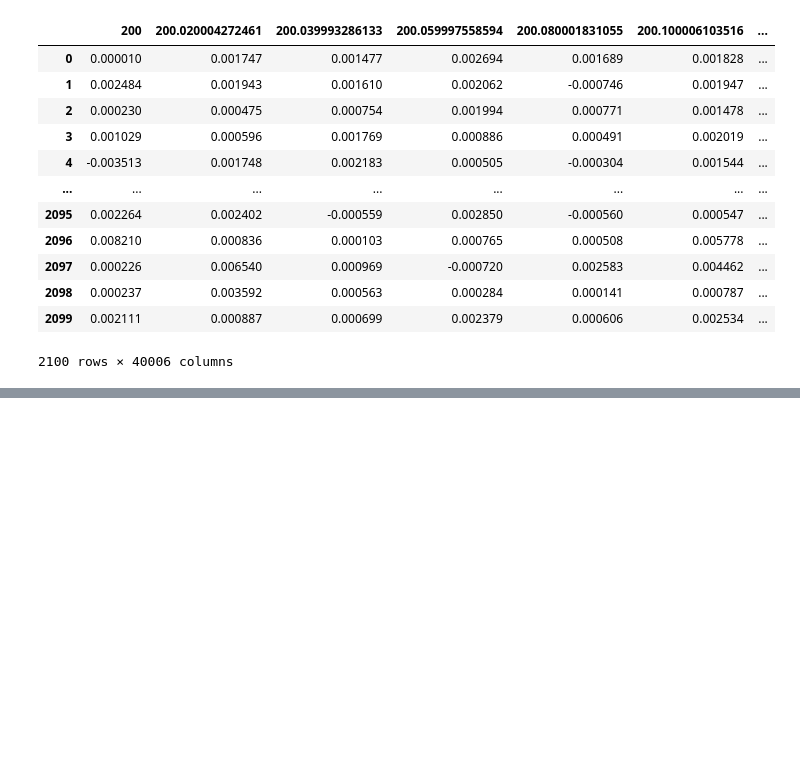
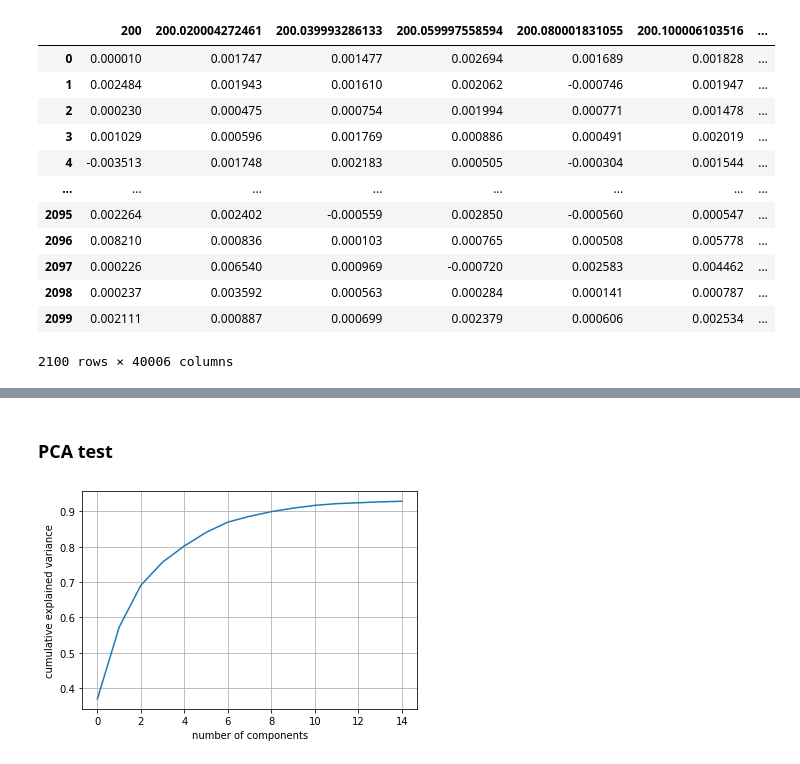
Before and after one commit to MKastek/ML-LIBS, a Jupyter notebook: LIBS2022.ipynb, the cells around one changed output, grey strips where cells are left out. Saved outputs shown, nothing was run; the diff lists cells and outputs as text; code cells hidden in the pictures; blank space fills up the shorter version.

```diff
--- a/LIBS2022.ipynb
+++ b/LIBS2022.ipynb
@@ -47,5 +31,0 @@ array([0.38962641, 0.19457346, 0.08261724])
-# %%
-df = pd.DataFrame()
-for i in range(1,len(X_training.columns)-1,3):
-    df[(float(X_training.columns[i-1])+float(X_training.columns[i])+float(X_training.columns[i+1]))/3.0] = (X_training[X_training.columns[i-1]]+X_training[X_training.columns[i]]+X_training[X_training.columns[i+1]])/3.0
-X_training_avg = df.copy()
@@ -207,0 +72,8 @@ pd.read_csv('test_dataset.csv')
+# %%
+def avg_wavelengths(X):
+    X_avg = pd.DataFrame()
+    for i in range(1,len(X.columns)-1,3):
+        X_avg[(float(X.columns[i-1])+float(X.columns[i])+float(X.columns[i+1]))/3.0] = (X[X.columns[i-1]]+X[X.columns[i]]+X[X.columns[i+1]])/3.0
+    return X_avg
+# %%
+X_avg = avg_wavelengths(X_training)
@@ -207,0 +84,10 @@ pd.read_csv('test_dataset.csv')
+# %% [markdown]
+### PCA test
+# %%
+pca = PCA(n_components=15).fit(X_avg)
+plt.plot(np.cumsum(pca.explained_variance_ratio_))
+plt.xlabel('number of components')
+plt.ylabel('cumulative explained variance')
+plt.grid()
+# %% [output]
+[figure, added]
```
Also changed, not shown: parts of 60 cells of this notebook, 6 other files.
